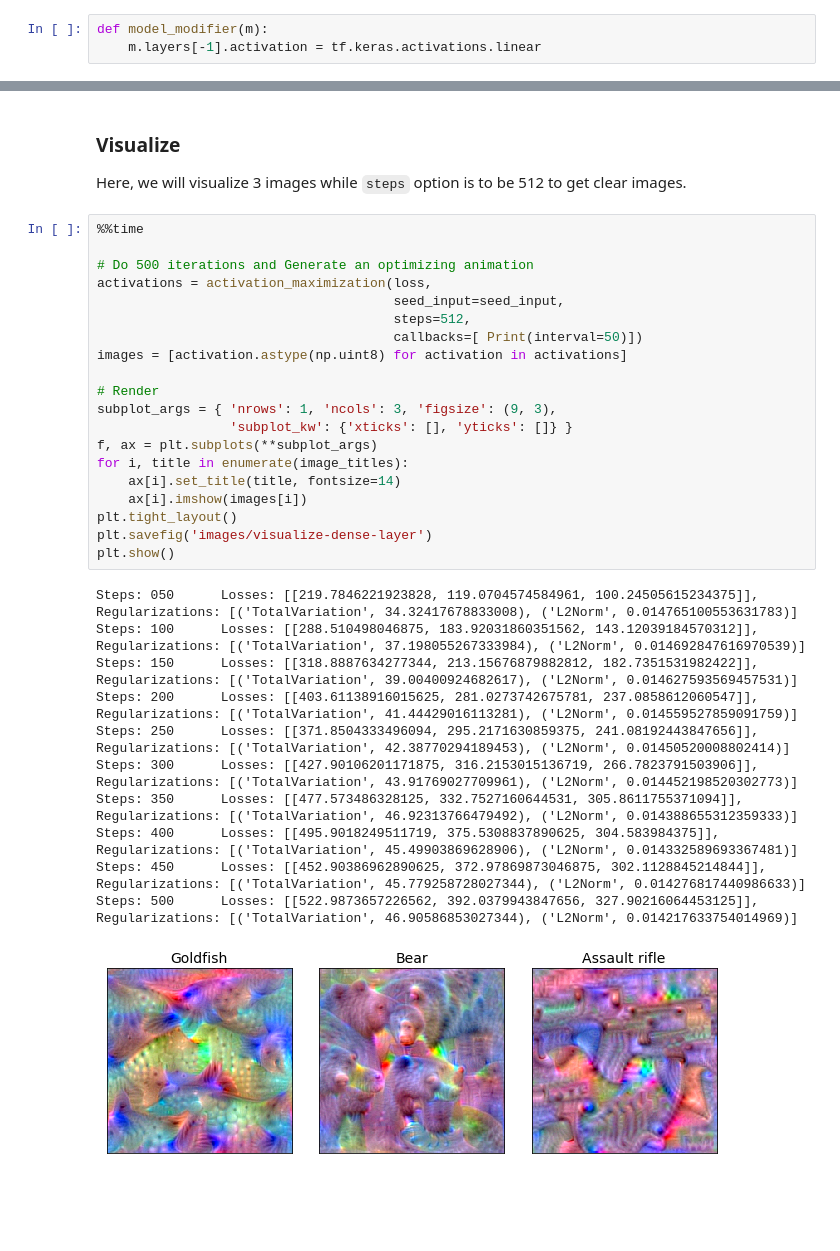
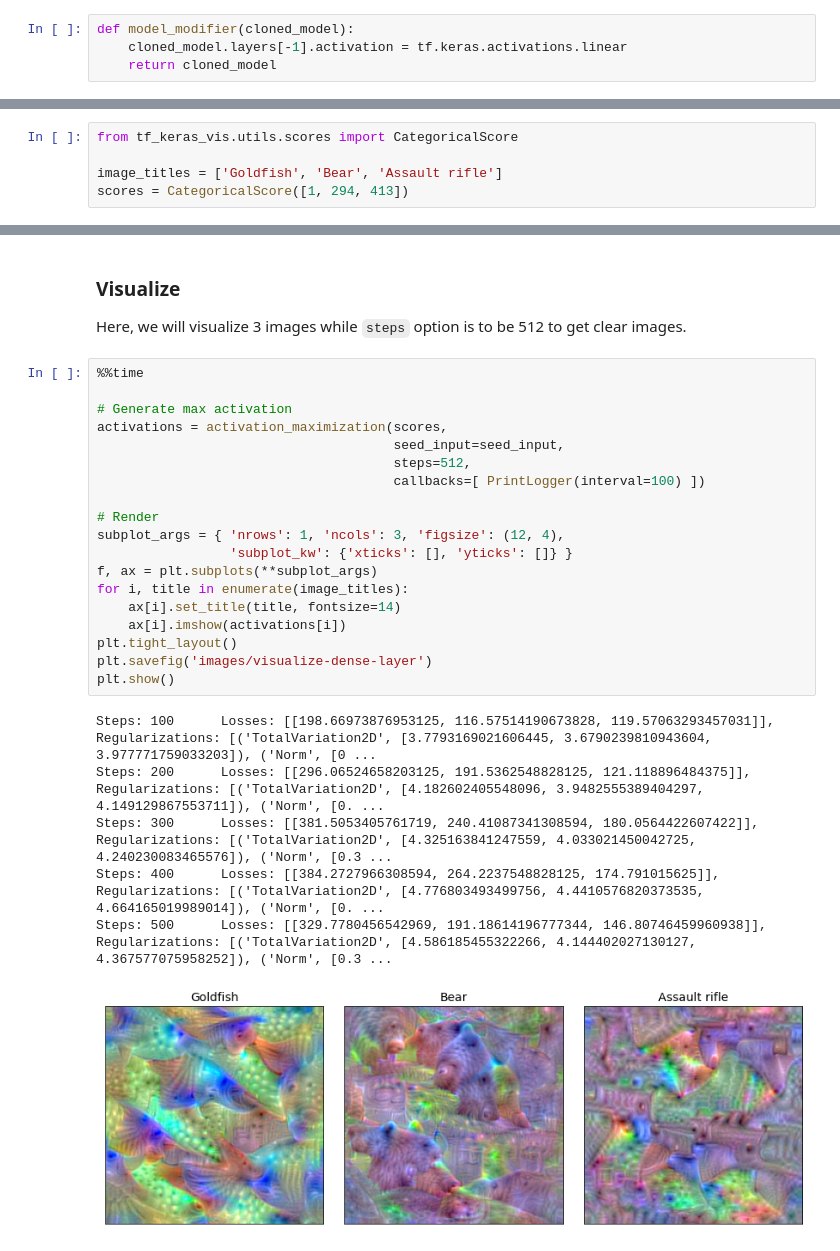
Before and after one commit to keisen/tf-keras-vis, a Jupyter notebook: examples/visualize_dense_layer.ipynb, the cells around one changed output, grey strips where cells are left out. Saved outputs shown, nothing was run; the diff lists cells and outputs as text; blank space fills up the shorter version.

```diff
--- a/examples/visualize_dense_layer.ipynb
+++ b/examples/visualize_dense_layer.ipynb
@@ -62,6 +61,7 @@ Define modifier to replace a softmax function of the last layer to a linear func
 # %%
-def model_modifier(m):
-    m.layers[-1].activation = tf.keras.activations.linear
+def model_modifier(cloned_model):
+    cloned_model.layers[-1].activation = tf.keras.activations.linear
+    return cloned_model
 # %% [markdown]
 ### Create ActivationMaximization Instnace
 
@@ -119,3 +122,8 @@ def loss(output):
+# %%
+from tf_keras_vis.utils.scores import CategoricalScore
+
+image_titles = ['Goldfish', 'Bear', 'Assault rifle']
+scores = CategoricalScore([1, 294, 413])
 # %% [markdown]
 ### Create SeedInput values
 
@@ -131,32 +139,26 @@ Here, we will visualize 3 images while `steps` option is to be 512 to get clear
 # %%
 %%time
 
-# Do 500 iterations and Generate an optimizing animation
-activations = activation_maximization(loss,
+# Generate max activation
+activations = activation_maximization(scores,
                                       seed_input=seed_input,
                                       steps=512,
-                                      callbacks=[ Print(interval=50)])
-images = [activation.astype(np.uint8) for activation in activations]
+                                      callbacks=[ PrintLogger(interval=100) ])
 
 # Render
-subplot_args = { 'nrows': 1, 'ncols': 3, 'figsize': (9, 3),
+subplot_args = { 'nrows': 1, 'ncols': 3, 'figsize': (12, 4),
                  'subplot_kw': {'xticks': [], 'yticks': []} }
 f, ax = plt.subplots(**subplot_args)
 for i, title in enumerate(image_titles):
     ax[i].set_title(title, fontsize=14)
-    ax[i].imshow(images[i])
+    ax[i].imshow(activations[i])
 plt.tight_layout()
 plt.savefig('images/visualize-dense-layer')
 plt.show()
 # %% [output]
-Steps: 050      Losses: [[219.7846221923828, 119.0704574584961, 100.24505615234375]],   Regularizations: [('TotalVariation', 34.32417678833008), ('L2Norm', 0.014765100553631783)]
-Steps: 100      Losses: [[288.510498046875, 183.92031860351562, 143.12039184570312]],   Regularizations: [('TotalVariation', 37.198055267333984), ('L2Norm', 0.014692847616970539)]
-Steps: 150      Losses: [[318.8887634277344, 213.15676879882812, 182.7351531982422]],   Regularizations: [('TotalVariation', 39.00400924682617), ('L2Norm', 0.014627593569457531)]
-Steps: 200      Losses: [[403.61138916015625, 281.0273742675781, 237.0858612060547]],   Regularizations: [('TotalVariation', 41.44429016113281), ('L2Norm', 0.014559527859091759)]
-Steps: 250      Losses: [[371.8504333496094, 295.2171630859375, 241.08192443847656]],   Regularizations: [('TotalVariation', 42.38770294189453), ('L2Norm', 0.01450520008802414)]
-Steps: 300      Losses: [[427.90106201171875, 316.2153015136719, 266.7823791503906]],   Regularizations: [('TotalVariation', 43.91769027709961), ('L2Norm', 0.014452198520302773)]
-Steps: 350      Losses: [[477.573486328125, 332.7527160644531, 305.8611755371094]],     Regularizations: [('TotalVariation', 46.92313766479492), ('L2Norm', 0.014388655312359333)]
-Steps: 400      Losses: [[495.9018249511719, 375.5308837890625, 304.583984375]],        Regularizations: [('TotalVariation', 45.49903869628906), ('L2Norm', 0.014332589693367481)]
-Steps: 450      Losses: [[452.90386962890625, 372.97869873046875, 302.1128845214844]],  Regularizations: [('TotalVariation', 45.779258728027344), ('L2Norm', 0.014276817440986633)]
-Steps: 500      Losses: [[522.9873657226562, 392.0379943847656, 327.90216064453125]],   Regularizations: [('TotalVariation', 46.90586853027344), ('L2Norm', 0.014217633754014969)]
+Steps: 100      Losses: [[198.66973876953125, 116.57514190673828, 119.57063293457031]], Regularizations: [('TotalVariation2D', [3.7793169021606445, 3.6790239810943604, 3.977771759033203]), ('Norm', [0 ...
+Steps: 200      Losses: [[296.06524658203125, 191.5362548828125, 121.118896484375]],    Regularizations: [('TotalVariation2D', [4.182602405548096, 3.9482555389404297, 4.149129867553711]), ('Norm', [0. ...
+Steps: 300      Losses: [[381.5053405761719, 240.41087341308594, 180.0564422607422]],   Regularizations: [('TotalVariation2D', [4.325163841247559, 4.033021450042725, 4.240230083465576]), ('Norm', [0.3 ...
+Steps: 400      Losses: [[384.2727966308594, 264.2237548828125, 174.791015625]],        Regularizations: [('TotalVariation2D', [4.776803493499756, 4.4410576820373535, 4.664165019989014]), ('Norm', [0. ...
+Steps: 500      Losses: [[329.7780456542969, 191.18614196777344, 146.80746459960938]],  Regularizations: [('TotalVariation2D', [4.586185455322266, 4.144402027130127, 4.367577075958252]), ('Norm', [0.3 ...
-[figure, old version]
+[figure, new version]
```
Also changed, not shown: parts of 20 cells of this notebook, 6 other files.
